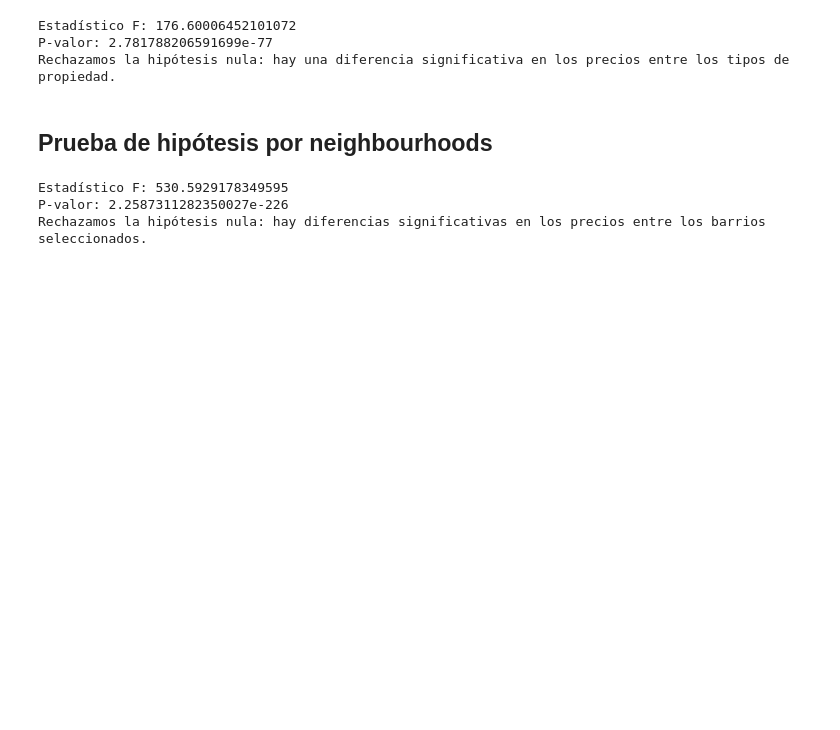
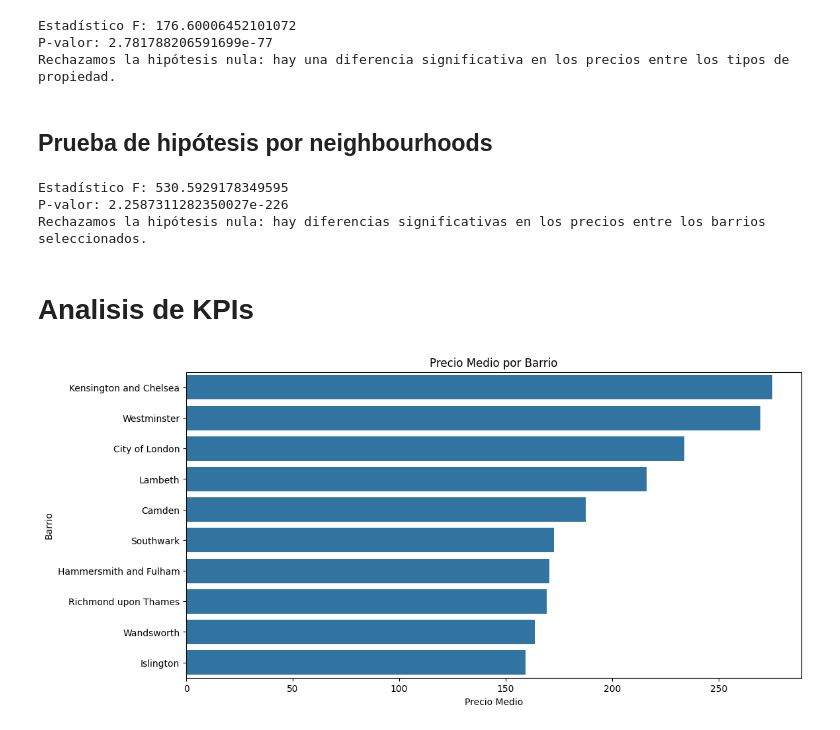
Before and after one commit to hbenitez2024/TALLER_1_CDA, a Jupyter notebook: Taller_1.ipynb, the cells around one changed output. Cells and saved outputs as stored; diff of their text form; code cells hidden in the pictures; blank space fills up the shorter version.

```diff
--- a/Taller_1.ipynb
+++ b/Taller_1.ipynb
@@ -320,3 +320,9 @@ else:
 Estadístico F: 530.5929178349595
 P-valor: 2.2587311282350027e-226
 Rechazamos la hipótesis nula: hay diferencias significativas en los precios entre los barrios seleccionados.
+# %% [markdown]
+# Analisis de KPIs
+# %%
+# Precio medio por barrio
+avg_price_by_neighbourhood = listings_df.groupby('neighbourhood')['price'].mean().reset_index()
+avg_price_by_neighbourhood = avg_price_by_neighbourhood.sort_values(by='price', ascending=False)
@@ -322,0 +339,10 @@ Rechazamos la hipótesis nula: hay diferencias significativas en los precios ent
+# %%
+# Gráfico de precios medios por barrio
+plt.figure(figsize=(12, 6))
+sns.barplot(x='price', y='neighbourhood', data=avg_price_by_neighbourhood.head(10))
+plt.title('Precio Medio por Barrio')
+plt.xlabel('Precio Medio')
+plt.ylabel('Barrio')
+plt.show()
+# %% [output]
+[figure, added]
```
Also changed, not shown: parts of 2 cells of this notebook.
